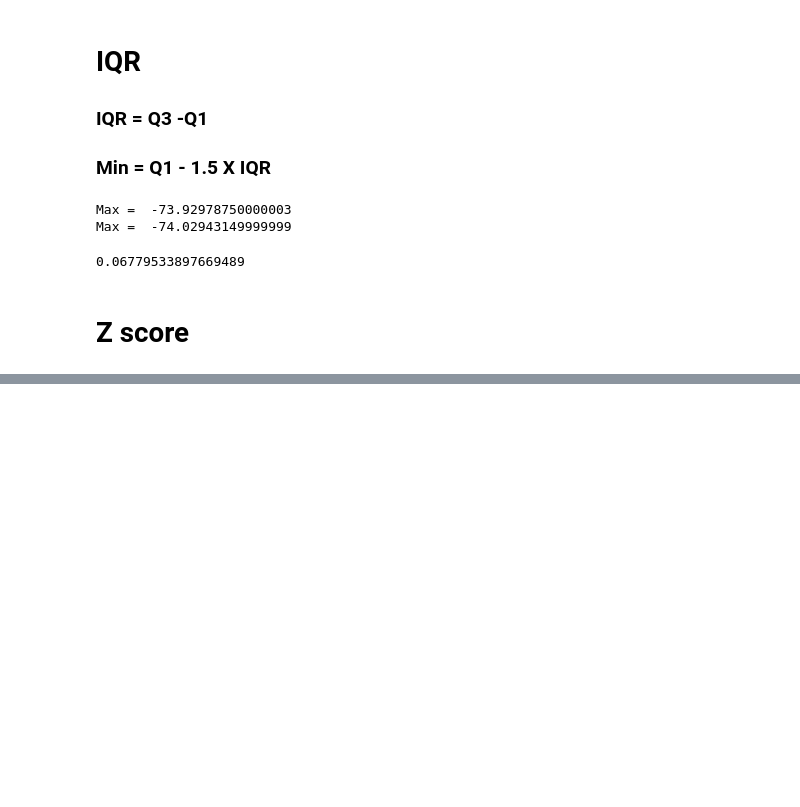
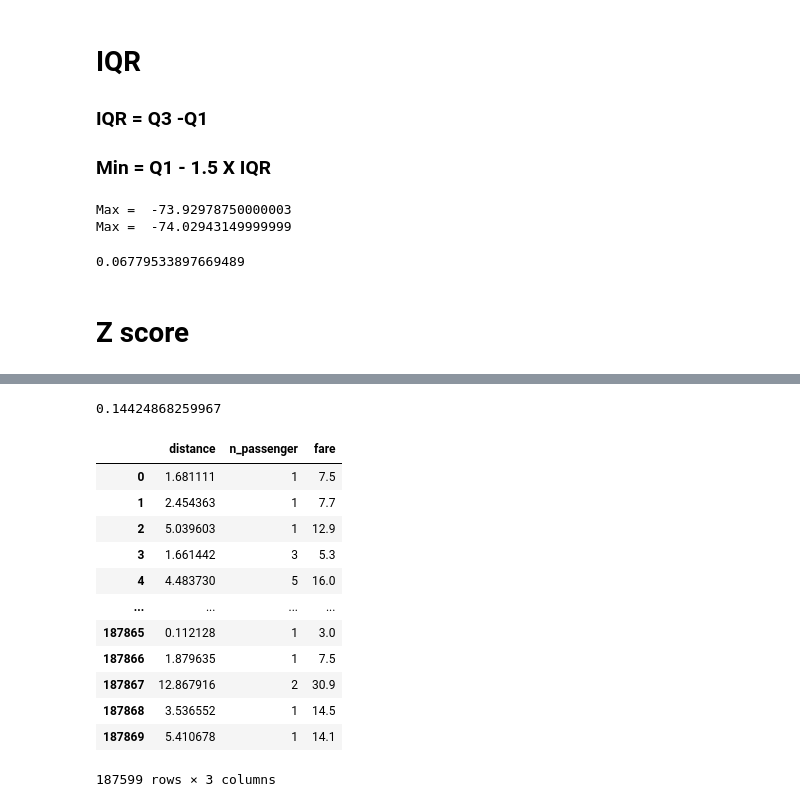
Before and after one commit to MBAhmadi/New-ML, a Jupyter notebook: uber.ipynb, the cells around one changed output, grey strips where cells are left out. Saved outputs shown, nothing was run; the diff lists cells and outputs as text; code cells hidden in the pictures; blank space fills up the shorter version.

```diff
--- a/uber.ipynb
+++ b/uber.ipynb
@@ -232,0 +296,25 @@ df
+# %%
+mu = df['distance'].mean()
+std = df['distance'].std()
+
+z = np.abs((df['distance'] - mu)/std)
+
+print(df[z>3].shape[0]/df.shape[0]*100)
+
+df = df[z<=3]
+df
+# %% [output]
+0.14424868259967
+|  | distance | n_passenger | fare |
+| 0 | 1.681111 | 1 | 7.5 |
+| 1 | 2.454363 | 1 | 7.7 |
+| 2 | 5.039603 | 1 | 12.9 |
+| 3 | 1.661442 | 3 | 5.3 |
+| 4 | 4.483730 | 5 | 16.0 |
+| ... | ... | ... | ... |
+| 187865 | 0.112128 | 1 | 3.0 |
+| 187866 | 1.879635 | 1 | 7.5 |
+| 187867 | 12.867916 | 2 | 30.9 |
+| 187868 | 3.536552 | 1 | 14.5 |
+| 187869 | 5.410678 | 1 | 14.1 |
+187599 rows × 3 columns
```
Also changed, not shown: parts of 16 cells of this notebook.
